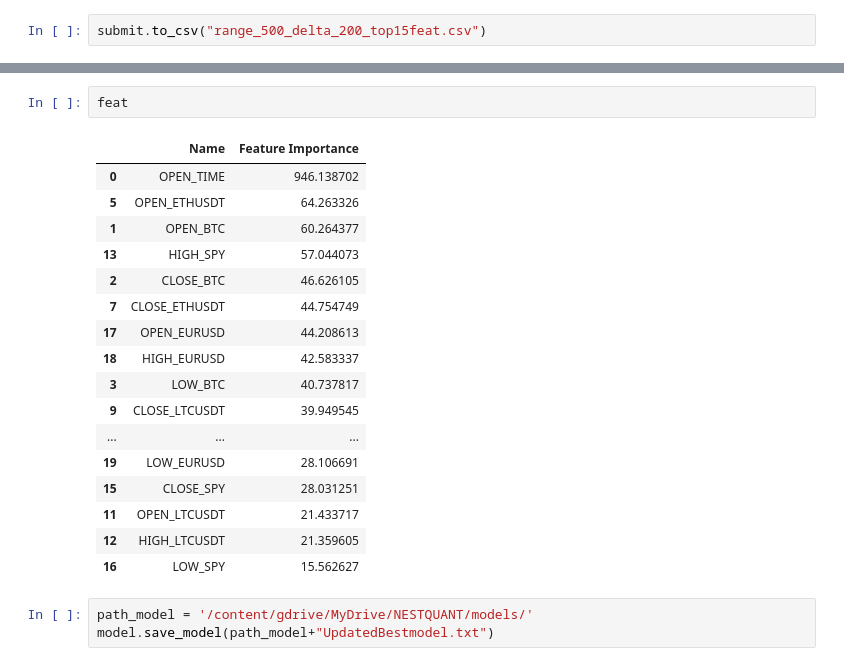
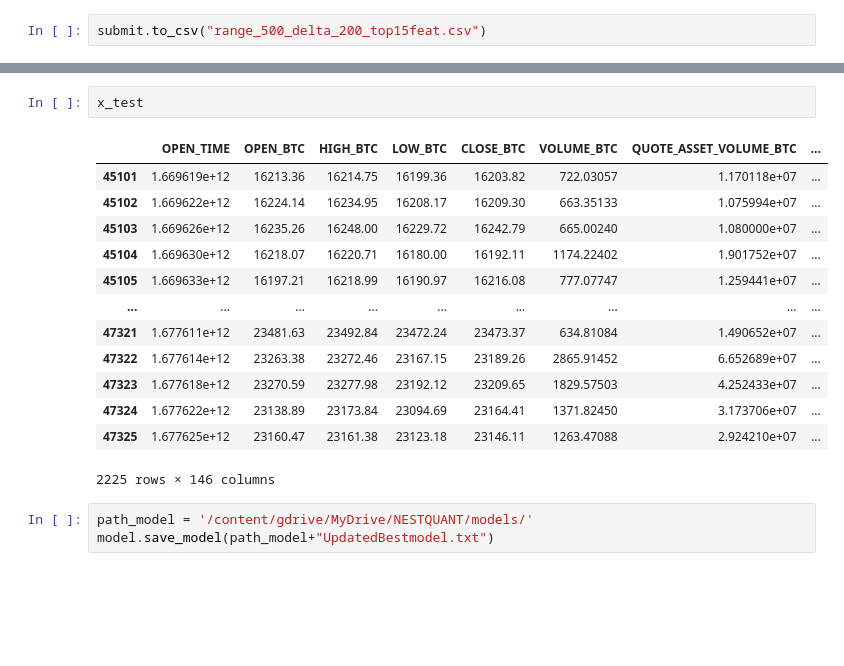
Before and after one commit to hainguyenhuy2002/NESTQUANTT, a Jupyter notebook: code/ML_nestquant.ipynb, the cells around one changed output, grey strips where cells are left out. Cells and saved outputs as stored; diff of their text form; blank space fills up the shorter version.

```diff
--- a/code/ML_nestquant.ipynb
+++ b/code/ML_nestquant.ipynb
@@ -296,23 +342,19 @@ plt.show()
-# %%
-feat
-# %% [output]
-|  | Name | Feature Importance |
-| 0 | OPEN_TIME | 946.138702 |
-| 5 | OPEN_ETHUSDT | 64.263326 |
-| 1 | OPEN_BTC | 60.264377 |
-| 13 | HIGH_SPY | 57.044073 |
-| 2 | CLOSE_BTC | 46.626105 |
-| 7 | CLOSE_ETHUSDT | 44.754749 |
-| 17 | OPEN_EURUSD | 44.208613 |
-| 18 | HIGH_EURUSD | 42.583337 |
-| 3 | LOW_BTC | 40.737817 |
-| 9 | CLOSE_LTCUSDT | 39.949545 |
-| ... | ... | ... |
-| 19 | LOW_EURUSD | 28.106691 |
-| 15 | CLOSE_SPY | 28.031251 |
-| 11 | OPEN_LTCUSDT | 21.433717 |
-| 12 | HIGH_LTCUSDT | 21.359605 |
-| 16 | LOW_SPY | 15.562627 |
+# %%
+x_test
+# %% [output]
+|  | OPEN_TIME | OPEN_BTC | HIGH_BTC | LOW_BTC | CLOSE_BTC | VOLUME_BTC | QUOTE_ASSET_VOLUME_BTC | ... |
+| 45101 | 1.669619e+12 | 16213.36 | 16214.75 | 16199.36 | 16203.82 | 722.03057 | 1.170118e+07 | ... |
+| 45102 | 1.669622e+12 | 16224.14 | 16234.95 | 16208.17 | 16209.30 | 663.35133 | 1.075994e+07 | ... |
+| 45103 | 1.669626e+12 | 16235.26 | 16248.00 | 16229.72 | 16242.79 | 665.00240 | 1.080000e+07 | ... |
+| 45104 | 1.669630e+12 | 16218.07 | 16220.71 | 16180.00 | 16192.11 | 1174.22402 | 1.901752e+07 | ... |
+| 45105 | 1.669633e+12 | 16197.21 | 16218.99 | 16190.97 | 16216.08 | 777.07747 | 1.259441e+07 | ... |
+| ... | ... | ... | ... | ... | ... | ... | ... | ... |
+| 47321 | 1.677611e+12 | 23481.63 | 23492.84 | 23472.24 | 23473.37 | 634.81084 | 1.490652e+07 | ... |
+| 47322 | 1.677614e+12 | 23263.38 | 23272.46 | 23167.15 | 23189.26 | 2865.91452 | 6.652689e+07 | ... |
+| 47323 | 1.677618e+12 | 23270.59 | 23277.98 | 23192.12 | 23209.65 | 1829.57503 | 4.252433e+07 | ... |
+| 47324 | 1.677622e+12 | 23138.89 | 23173.84 | 23094.69 | 23164.41 | 1371.82450 | 3.173706e+07 | ... |
+| 47325 | 1.677625e+12 | 23160.47 | 23161.38 | 23123.18 | 23146.11 | 1263.47088 | 2.924210e+07 | ... |
+2225 rows × 146 columns
 # %%
 path_model = '/content/gdrive/MyDrive/NESTQUANT/models/'
 model.save_model(path_model+"UpdatedBestmodel.txt")
```
Also changed, not shown: parts of 22 cells of this notebook, 2 other files.
